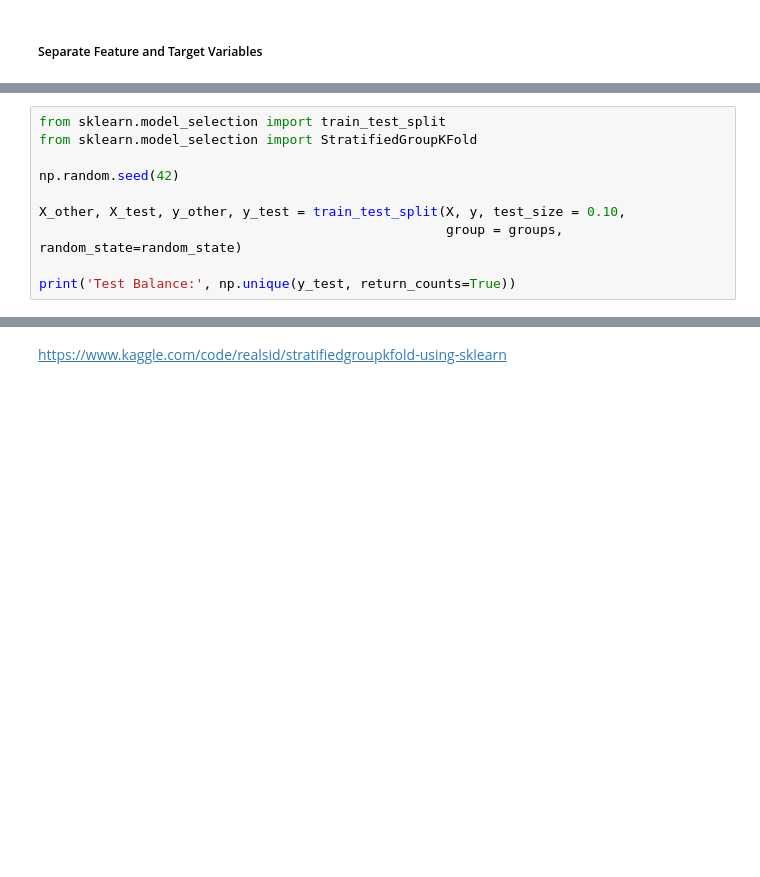
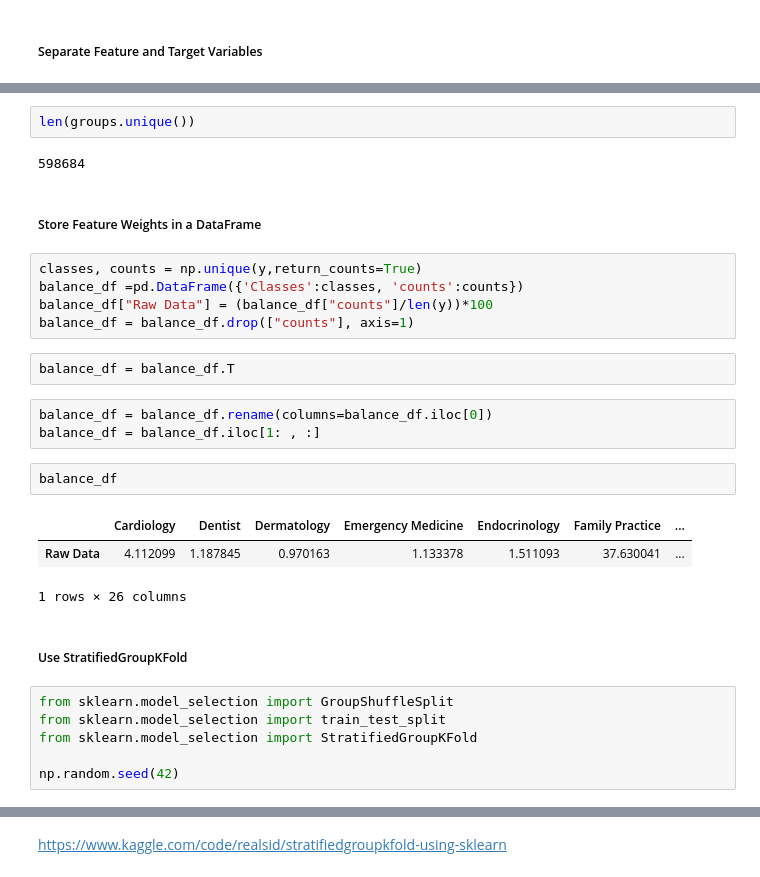
Before and after one commit to fabulenc/CMS-Medicare-Provider-Specialty-ML-Project, a Jupyter notebook: src/DATA1030 Project.ipynb, the cells around one changed output, grey strips where cells are left out. Saved outputs shown, nothing was run; the diff lists cells and outputs as text; blank space fills up the shorter version.

```diff
--- a/src/DATA1030 Project.ipynb
+++ b/src/DATA1030 Project.ipynb
@@ -758,11 +696,31 @@ gss = GroupShuffleSplit(n_splits=10, train_size=.8, random_state=0)
+# %%
+len(groups.unique())
+# %% [output]
+598684
+# %% [markdown]
+##### Store Feature Weights in a DataFrame
+# %%
+classes, counts = np.unique(y,return_counts=True)
+balance_df =pd.DataFrame({'Classes':classes, 'counts':counts})
+balance_df["Raw Data"] = (balance_df["counts"]/len(y))*100
+balance_df = balance_df.drop(["counts"], axis=1)
+# %%
+balance_df = balance_df.T
+# %%
+balance_df = balance_df.rename(columns=balance_df.iloc[0])
+balance_df = balance_df.iloc[1: , :]
+# %%
+balance_df
+# %% [output]
+|  | Cardiology | Dentist | Dermatology | Emergency Medicine | Endocrinology | Family Practice | ... |
+| Raw Data | 4.112099 | 1.187845 | 0.970163 | 1.133378 | 1.511093 | 37.630041 | ... |
+1 rows × 26 columns
+# %% [markdown]
+##### Use StratifiedGroupKFold
 # %%
+from sklearn.model_selection import GroupShuffleSplit
 from sklearn.model_selection import train_test_split
 from sklearn.model_selection import StratifiedGroupKFold
 
 np.random.seed(42)
-
-X_other, X_test, y_other, y_test = train_test_split(X, y, test_size = 0.10,
-                                                    group = groups, random_state=random_state)
-
-print('Test Balance:', np.unique(y_test, return_counts=True))
 # %%
```
Also changed, not shown: parts of 42 cells of this notebook, 1 other file.
